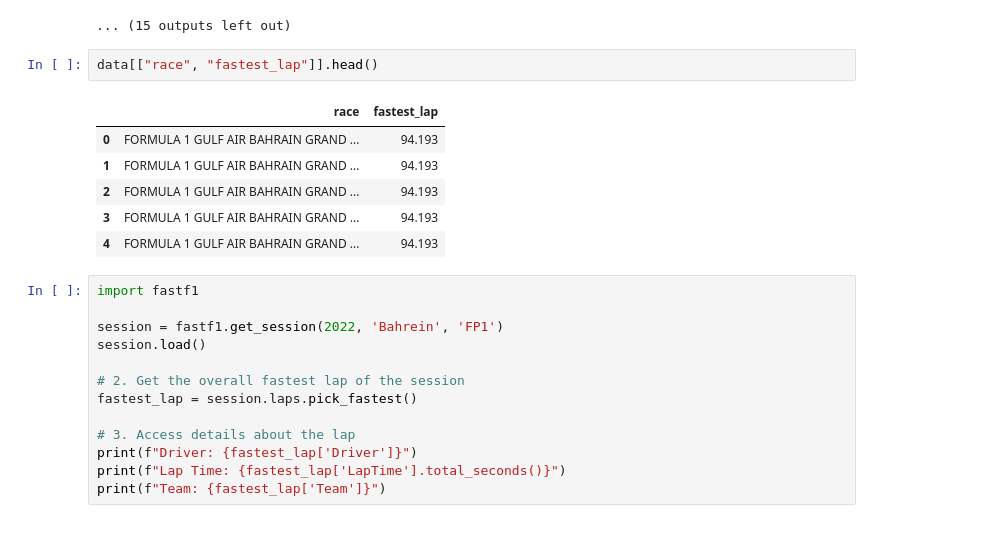
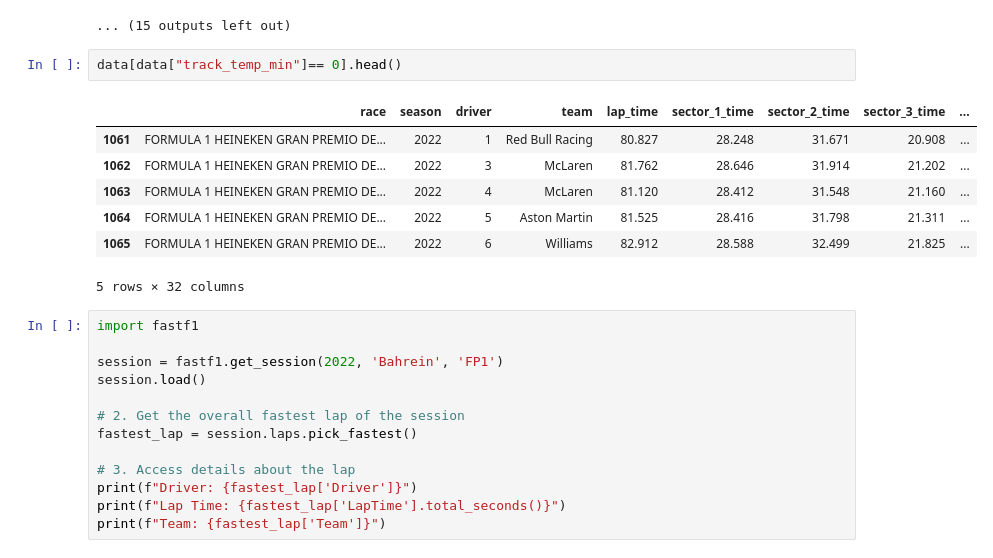
Before and after one commit to rbeltranh/f1-points-predictor, a Jupyter notebook: src/eda/exploratory_data_analysis.ipynb, the cells around one changed output. Drawn from its saved outputs; the diff is of its cells as text.

```diff
--- a/src/eda/exploratory_data_analysis.ipynb
+++ b/src/eda/exploratory_data_analysis.ipynb
@@ -156,14 +156,15 @@ for feature in float_columns:
 [figure]
 ... (15 outputs left out)
 # %%
-data[["race", "fastest_lap"]].head()
+data[data["track_temp_min"]== 0].head()
 # %% [output]
-|  | race | fastest_lap |
-| 0 | FORMULA 1 GULF AIR BAHRAIN GRAND ... | 94.193 |
-| 1 | FORMULA 1 GULF AIR BAHRAIN GRAND ... | 94.193 |
-| 2 | FORMULA 1 GULF AIR BAHRAIN GRAND ... | 94.193 |
-| 3 | FORMULA 1 GULF AIR BAHRAIN GRAND ... | 94.193 |
-| 4 | FORMULA 1 GULF AIR BAHRAIN GRAND ... | 94.193 |
+|  | race | season | driver | team | lap_time | sector_1_time | sector_2_time | sector_3_time | ... |
+| 1061 | FORMULA 1 HEINEKEN GRAN PREMIO DE... | 2022 | 1 | Red Bull Racing | 80.827 | 28.248 | 31.671 | 20.908 | ... |
+| 1062 | FORMULA 1 HEINEKEN GRAN PREMIO DE... | 2022 | 3 | McLaren | 81.762 | 28.646 | 31.914 | 21.202 | ... |
+| 1063 | FORMULA 1 HEINEKEN GRAN PREMIO DE... | 2022 | 4 | McLaren | 81.120 | 28.412 | 31.548 | 21.160 | ... |
+| 1064 | FORMULA 1 HEINEKEN GRAN PREMIO DE... | 2022 | 5 | Aston Martin | 81.525 | 28.416 | 31.798 | 21.311 | ... |
+| 1065 | FORMULA 1 HEINEKEN GRAN PREMIO DE... | 2022 | 6 | Williams | 82.912 | 28.588 | 32.499 | 21.825 | ... |
+5 rows × 32 columns
 # %%
 import fastf1
 
```
Also changed, not shown: 9 other files.
